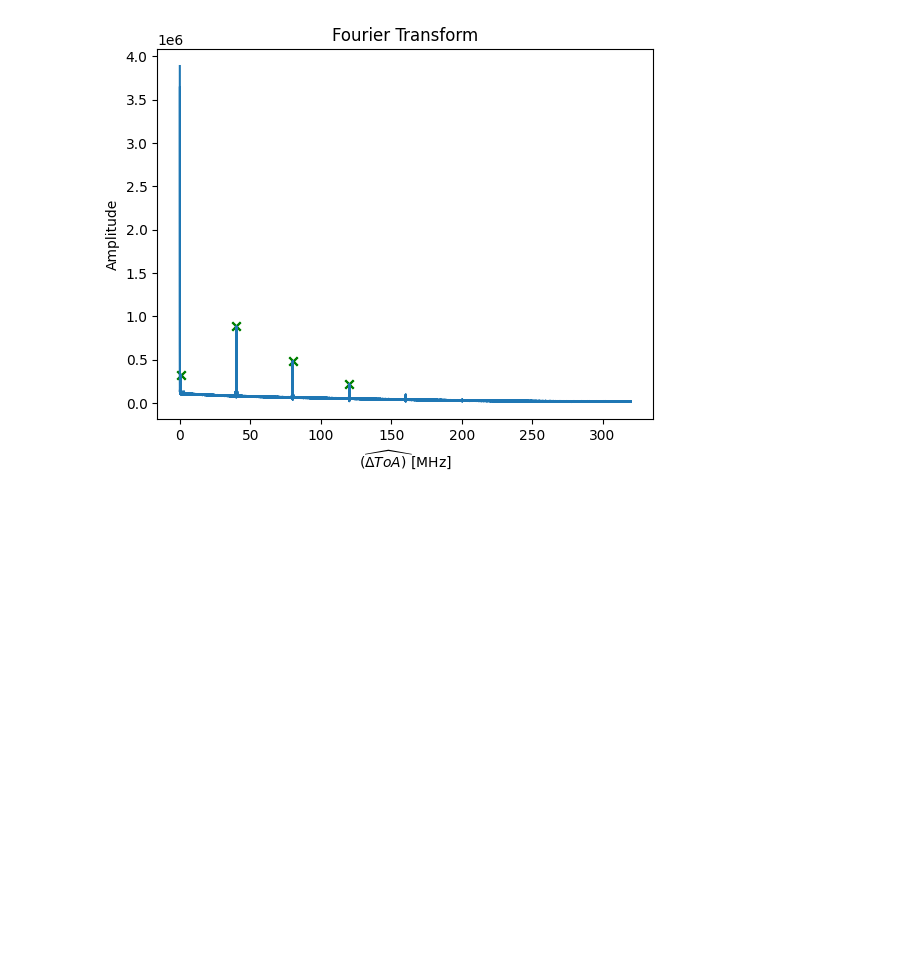
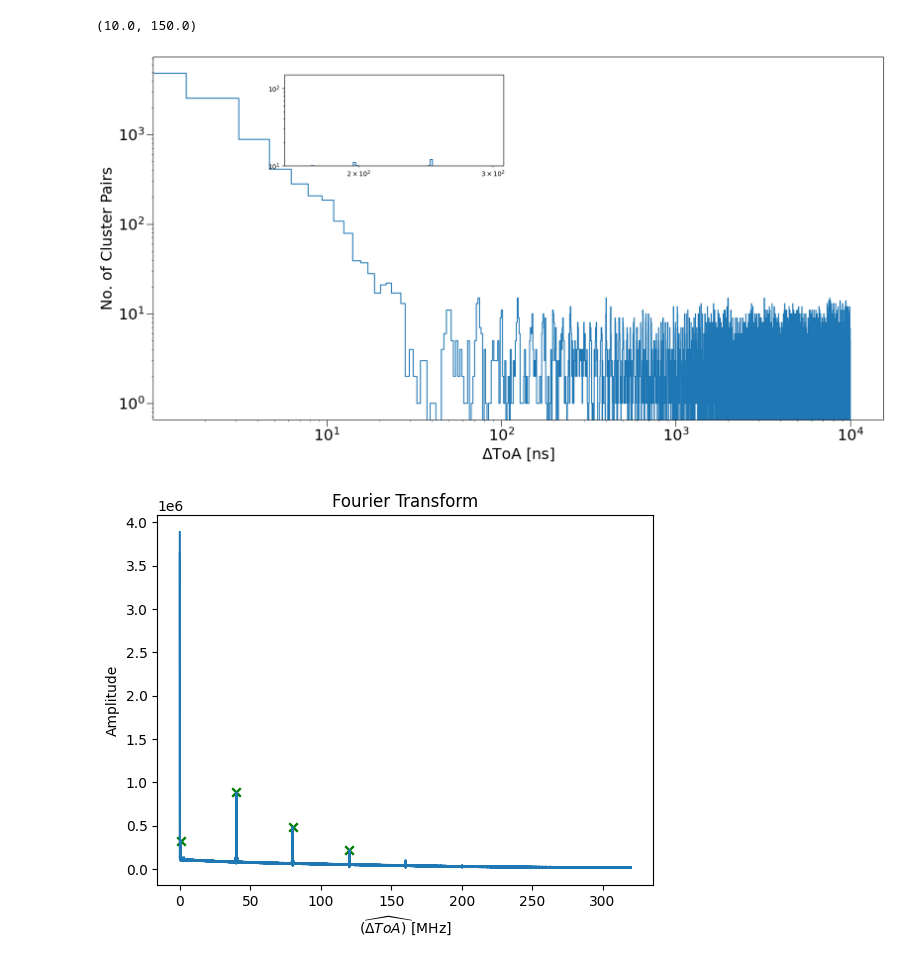
Before and after one commit to DeclanGarvey/TPX3-Triggerless-Syncronisation-With-LHC-Clock, a Jupyter notebook: InitialClockParametersSearch.ipynb, the cells around one changed output. Cells and saved outputs as stored; diff of their text form; code cells hidden in the pictures; blank space fills up the shorter version.

Commit message:
Clock synchronisation notebook

```diff
--- a/InitialClockParametersSearch.ipynb
+++ b/InitialClockParametersSearch.ipynb
@@ -38,7 +47,0 @@ fig.canvas.draw()
-# %%
-m = df["MinToA"].min()
-df["MinToA"] = (df["MinToA"] - m)
-
-df["DeltaToA"] = (df["MinToA"] - df["MinToA"].shift(1))
-df["DeltaToA1"] = df["MinToA"].shift(-1) - df["MinToA"]
-df = df[(df["DeltaToA"].isna()==False)]
@@ -47,42 +48,59 @@ ClockBin
+# %%
+# Taking converting the ToAs to integers of Timepix3 clocks bins removes
+# the effect of the Timepix3 periodicity on global periodicty measurements
+df["MinToA"] = ClockBin*((df["MinToA"].values)//(ClockBin)) + ClockBin*np.random.rand(len(df))
+
+# If we assume all straight thin tracks are relativisitic paritcles that come from the interaction point(IP)
+# => They can only be detected when two bunchs overlap at the IP
+#    => They should be some integer of the bunch-bunch distance from each
+df.sort_values(by="MinToA",inplace=True)
+df["DeltaToA"] = (df["MinToA"] - df["MinToA"].shift(1))
+df["DeltaToA1"] = df["MinToA"].shift(-1) - df["MinToA"]
+df = df[(df["DeltaToA"].isna()==False)]
 # %%
-t = df.copy()
-t = t[t["Class"]==4]
-(y,x) = np.histogram(t["DeltaToA"]*1e-9, bins=np.arange(0,1e-5,ClockBin*1e-9))
+# Clear periodic peaks can be obeserved whose period correspond approximately the theortical expected bunch-bunch distance
+
+#t = df.copy()
+#t = t[t["Class"]==4]
+(y,x) = np.histogram(df["DeltaToA"], bins=np.arange(0,1e4,ClockBin))
 y = np.append(y[0],y)
 fig,ax = plt.subplots(figsize=(20,10))
 ax.step(x,y)
-#ax.set_xscale('log')
+ax.set_xscale('log')
 ax.set_yscale('log')
 ax.tick_params(labelsize=23, size=10)
-#plt.xlabel(f'$\Delta$ToA [1.5625 ns]',size=23)
+##plt.xlabel(f'$\Delta$ToA [1.5625 ns]',size=23)
 plt.xlabel(f'$\Delta$ToA [ns]',size=23)
 plt.ylabel("No. of Cluster Pairs",size=23)
 #plt.xlim(ClockBin, 2.5e3)
-#axins = ax.inset_axes([0.18, 0.7, 0.3, 0.25])
-#axins.step(x[(x>1.6e-7) & (x<3.1e-7)],y[(x>1.6e-7) & (x<3.1e-7)])
-#axins.set_xscale('log')
-#axins.set_yscale('log')
-#axins.set_xlim(1.6e-7,3.1e-7)
-#axins.set_ylim(1e1,1.5e2)
+axins = ax.inset_axes([0.18, 0.7, 0.3, 0.25])
+axins.step(x[(x>1.6e2) & (x<3.1e2)],y[(x>1.6e2) & (x<3.1e2)])
+axins.set_xscale('log')
+axins.set_yscale('log')
+axins.set_xlim(1.6e2,3.1e2)
+axins.set_ylim(1e1,1.5e2)
 #axins.axvline(x=2e-7, color='k', linestyle='--')
 #axins.axvline(x=1.75e-7, color='k', linestyle='--')
 #axins.axvline(x=2.0e-7, color='k', linestyle='--')
 #axins.axvline(x=2.25e-7, color='k', linestyle='--')
 #axins.axvline(x=2.5e-7, color='k', linestyle='--')
 #axins.axvline(x=2.75e-7, color='k', linestyle='--')
 #axins.axvline(x=3.00e-7, color='k', linestyle='--')
 #axins.annotate(text='', xy=(1.75e-7,0.7e2), xytext=(2.0e-7,0.7e2),size=20, arrowprops=dict(arrowstyle='<->'))
 #axins.text(1.78e-7, 0.78e2, '~25 ns',size=12)
 #mark_inset(ax, axins, loc1=3, loc2=4, fc="none", ec="k", linestyle="--", linewidth=2, zorder = 3)
 #
 #axins = ax.inset_axes([0.7, 0.7, 0.25, 0.25])
 #
 #axins.step(x[(x>1e-6) & (x<2.0e-6)],y[(x>1e-6) & (x<2.0e-6)])
 #axins.set_xscale('log')
 #axins.set_yscale('log')
 #axins.set_xlim(1e-6,1.5e-6)
 #axins.set_ylim(1e1,1.5e2)
 #axins.set_xticks([1e-6, 1.25e-6, 1.5e-6], minor=True)
 #mark_inset(ax, axins, loc1=2, loc2=4, fc="none", ec="k", linestyle="--", linewidth=2, zorder = 3)
 #fig.tight_layout()
 #fig.savefig("DeltaToAOfConsecutiveTracks.pdf")
+# %% [output]
+(10.0, 150.0)
+[figure, added]
```
Also changed, not shown: parts of 10 cells of this notebook, 2 other files.
